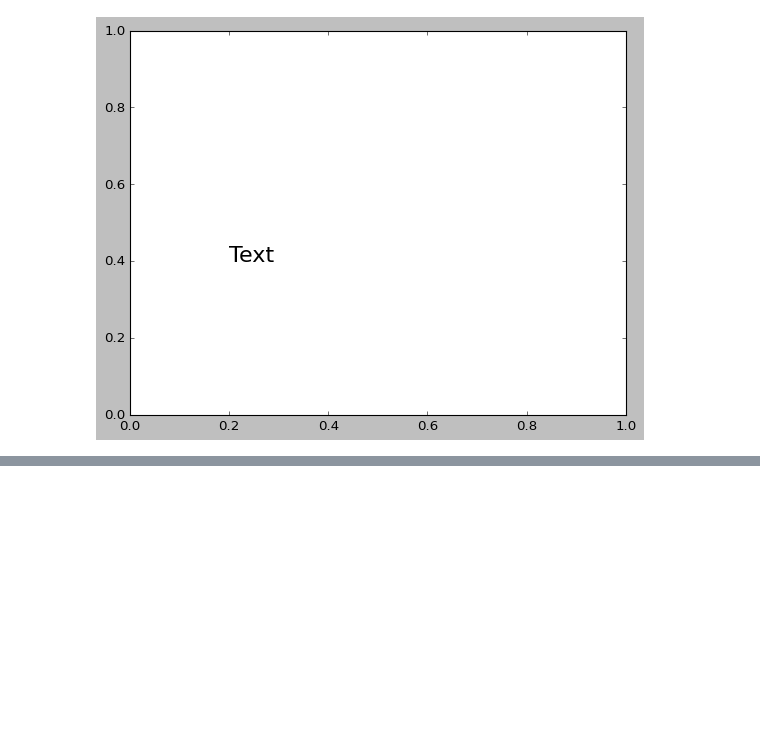
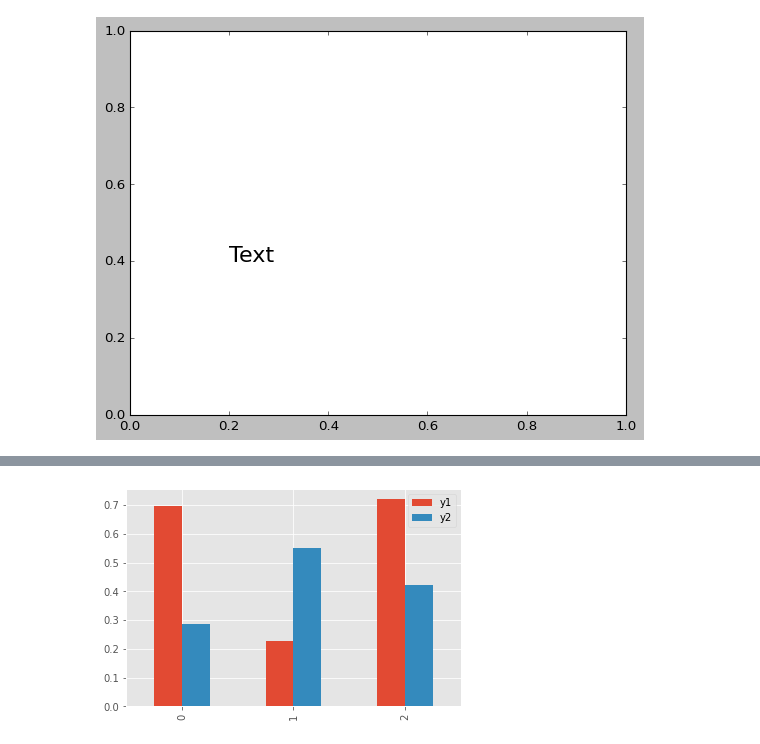
Before and after one commit to YukiNoji3/SampleCode, a Jupyter notebook: Python_DataAnalysis(Matplotlib).ipynb, the cells around one changed output, grey strips where cells are left out. Cells and saved outputs as stored; diff of their text form; code cells hidden in the pictures; blank space fills up the shorter version.

```diff
--- a/Python_DataAnalysis(Matplotlib).ipynb
+++ b/Python_DataAnalysis(Matplotlib).ipynb
@@ -528,0 +541,10 @@ plt.show()
+# %%
+import numpy as np
+
+#ランダムに3行2列のデータを生成してDataFrameを作成
+np.random.seed(123)
+df2 = pd.DataFrame(np.random.rand(3, 2), columns = ['y1', 'y2'])
+df2.plot.bar()
+plt.show()
+# %% [output]
+[figure, added]
```
Also changed, not shown: parts of 3 cells of this notebook.
